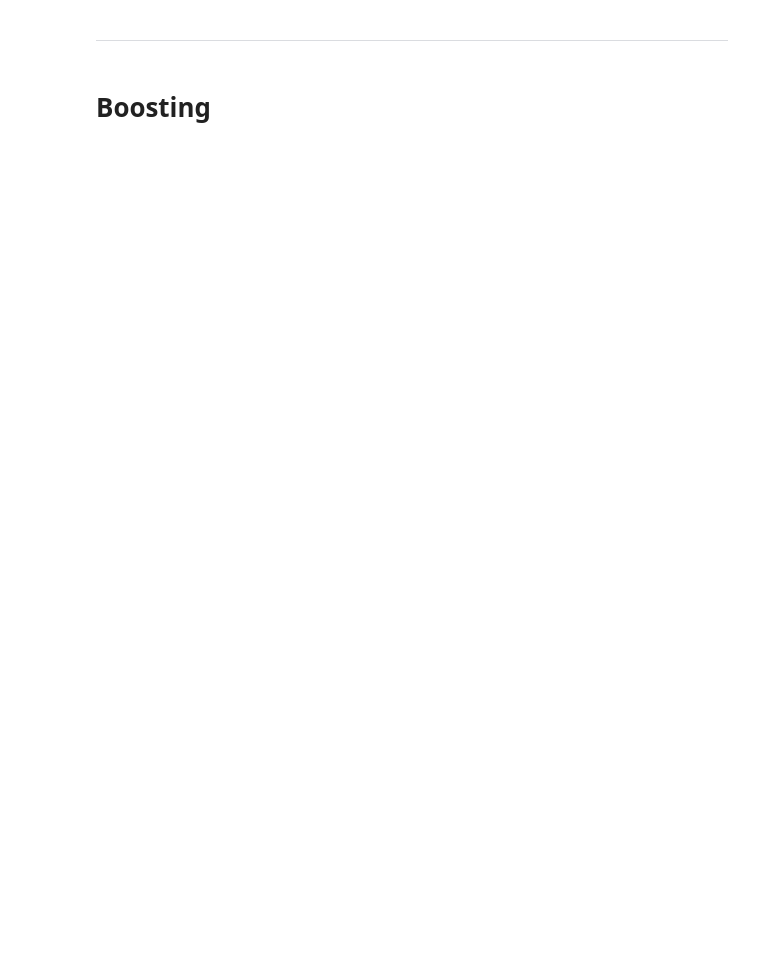
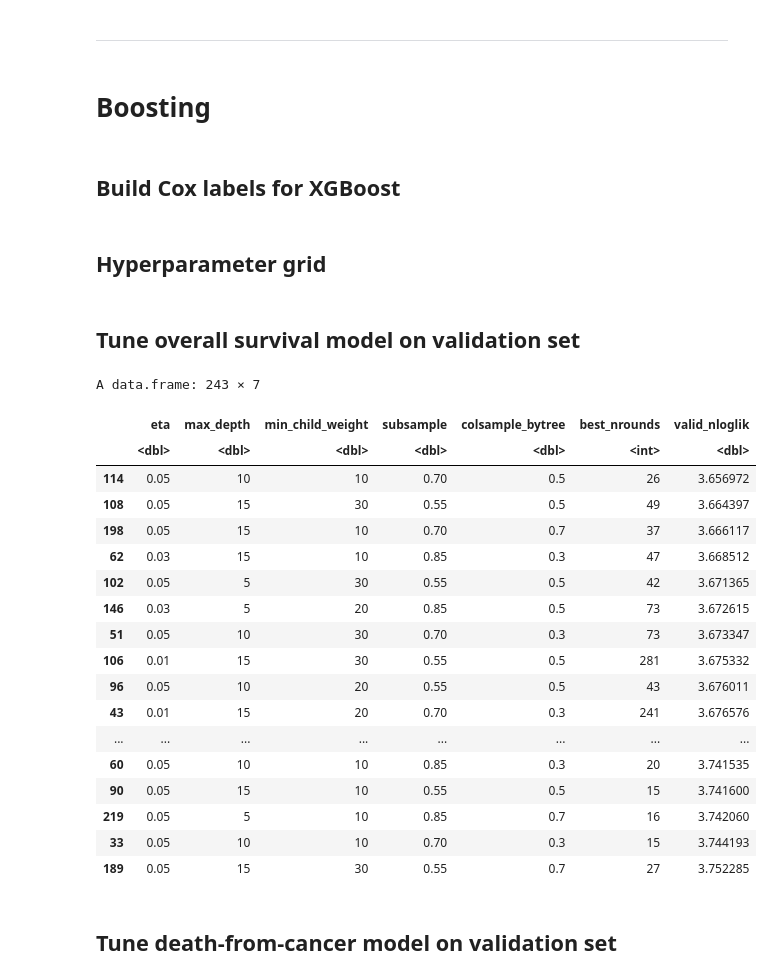
Before and after one commit to harrisdurrani/data_mining_project, a Jupyter notebook: Ensemble Tree Methods (R code).ipynb, the cells around one changed output. Saved outputs shown, nothing was run; the diff lists cells and outputs as text; code cells hidden in the pictures; blank space fills up the shorter version.

```diff
--- a/Ensemble Tree Methods (R code).ipynb
+++ b/Ensemble Tree Methods (R code).ipynb
@@ -1324,0 +1413,2 @@ A data.frame: 2 × 2
+# %% [markdown]
+## Build Cox labels for XGBoost
@@ -1324,0 +1454,21 @@ A data.frame: 2 × 2
+# %% [markdown]
+## Hyperparameter grid
+# %%
+xgb_grid <- expand.grid(
+  eta = c(0.01, 0.03, 0.05),
+  max_depth = c(5, 10, 15),
+  min_child_weight = c(10, 20, 30),
+  subsample = c(0.55, 0.70, 0.85),
+  colsample_bytree = c(0.30, 0.50, 0.70)
+)
+
+# fixed parameters
+base_params <- list(
+  objective = "survival:cox",
+  eval_metric = "cox-nloglik",
+  lambda = 1.0,
+  alpha = 0.0,
+  tree_method = "hist"
+)
+# %% [markdown]
+## Tune overall survival model on validation set
@@ -1324,0 +1525,25 @@ A data.frame: 2 × 2
+# %%
+os_xgb_valid_results <- os_xgb_valid_results[order(os_xgb_valid_results$valid_nloglik), ]
+os_xgb_valid_results
+# %% [output]
+A data.frame: 243 × 7
+|  | eta | max_depth | min_child_weight | subsample | colsample_bytree | best_nrounds | valid_nloglik |
+|  | <dbl> | <dbl> | <dbl> | <dbl> | <dbl> | <int> | <dbl> |
+| 114 | 0.05 | 10 | 10 | 0.70 | 0.5 | 26 | 3.656972 |
+| 108 | 0.05 | 15 | 30 | 0.55 | 0.5 | 49 | 3.664397 |
+| 198 | 0.05 | 15 | 10 | 0.70 | 0.7 | 37 | 3.666117 |
+| 62 | 0.03 | 15 | 10 | 0.85 | 0.3 | 47 | 3.668512 |
+| 102 | 0.05 | 5 | 30 | 0.55 | 0.5 | 42 | 3.671365 |
+| 146 | 0.03 | 5 | 20 | 0.85 | 0.5 | 73 | 3.672615 |
+| 51 | 0.05 | 10 | 30 | 0.70 | 0.3 | 73 | 3.673347 |
+| 106 | 0.01 | 15 | 30 | 0.55 | 0.5 | 281 | 3.675332 |
+| 96 | 0.05 | 10 | 20 | 0.55 | 0.5 | 43 | 3.676011 |
+| 43 | 0.01 | 15 | 20 | 0.70 | 0.3 | 241 | 3.676576 |
+| ... | ... | ... | ... | ... | ... | ... | ... |
+| 60 | 0.05 | 10 | 10 | 0.85 | 0.3 | 20 | 3.741535 |
+| 90 | 0.05 | 15 | 10 | 0.55 | 0.5 | 15 | 3.741600 |
+| 219 | 0.05 | 5 | 10 | 0.85 | 0.7 | 16 | 3.742060 |
+| 33 | 0.05 | 10 | 10 | 0.70 | 0.3 | 15 | 3.744193 |
+| 189 | 0.05 | 15 | 30 | 0.55 | 0.7 | 27 | 3.752285 |
+# %% [markdown]
+## Tune death-from-cancer model on validation set
```
Also changed, not shown: parts of 34 cells of this notebook, 1 other file.
